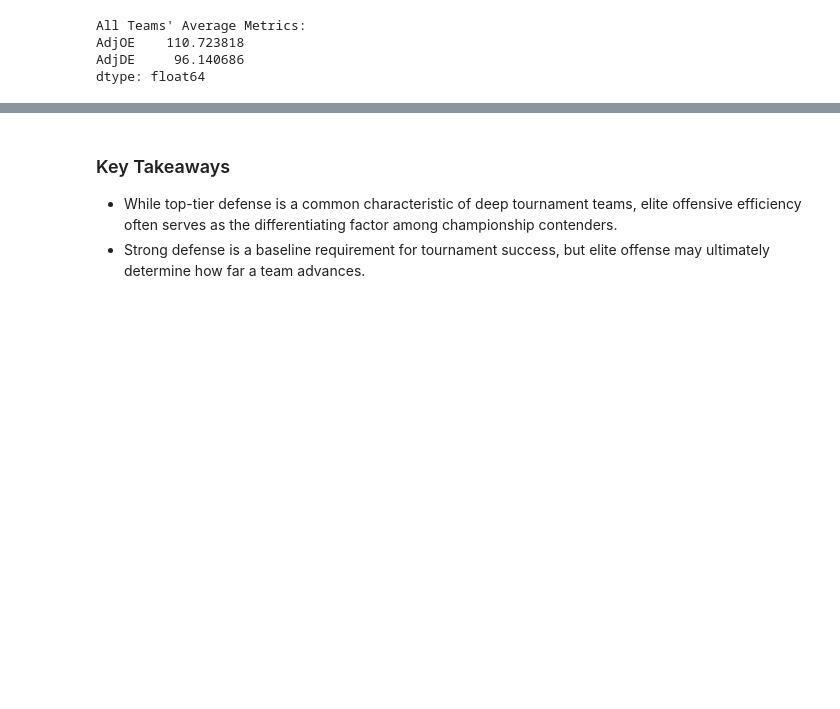
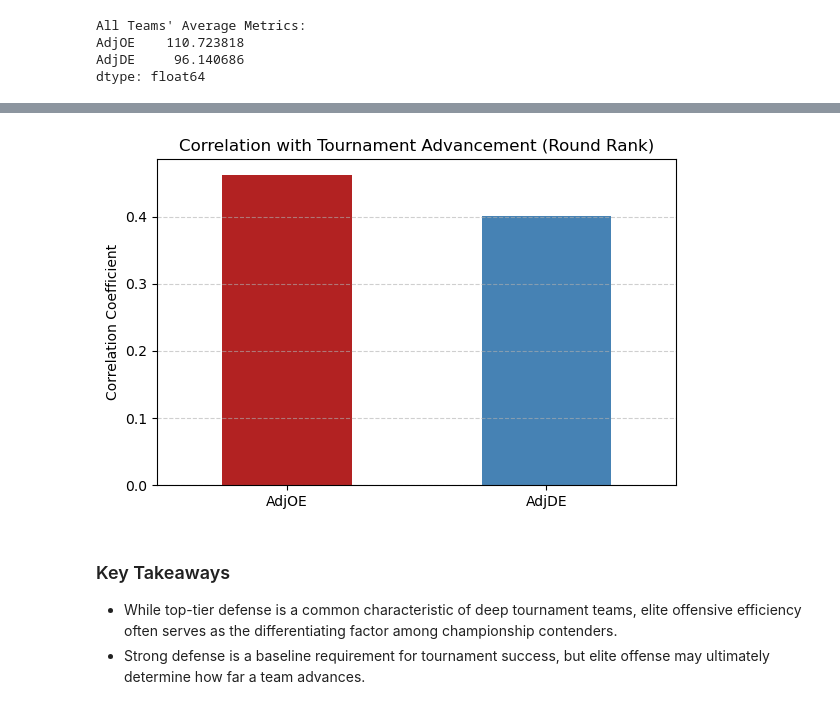
Before and after one commit to makennavick/march-madness-project, a Jupyter notebook: March_Madness_Analysis.ipynb, the cells around one changed output, grey strips where cells are left out. Cells and saved outputs as stored; diff of their text form; code cells hidden in the pictures; blank space fills up the shorter version.

```diff
--- a/March_Madness_Analysis.ipynb
+++ b/March_Madness_Analysis.ipynb
@@ -493,3 +532,16 @@ dtype: float64
+# %%
+# Bar chart comparing correlation with Round Rank
+plt.figure(figsize=(6,4))
+corr_values = corr.loc['Round Rank', ['AdjOE', 'AdjDE']].abs()
+corr_values.plot(kind='bar', color=['firebrick', 'steelblue'])
+plt.title('Correlation with Tournament Advancement (Round Rank)')
+plt.ylabel('Correlation Coefficient')
+plt.xticks(rotation=0)
+plt.tight_layout()
+plt.grid(axis='y', linestyle='--', alpha=0.6)
+plt.show()
+# %% [output]
+[figure, added]
 # %% [markdown]
 ### Key Takeaways
 - While top-tier defense is a common characteristic of deep tournament teams, elite offensive efficiency often serves as the differentiating factor among championship contenders.
```
Also changed, not shown: parts of 6 cells of this notebook, 5 other files.
